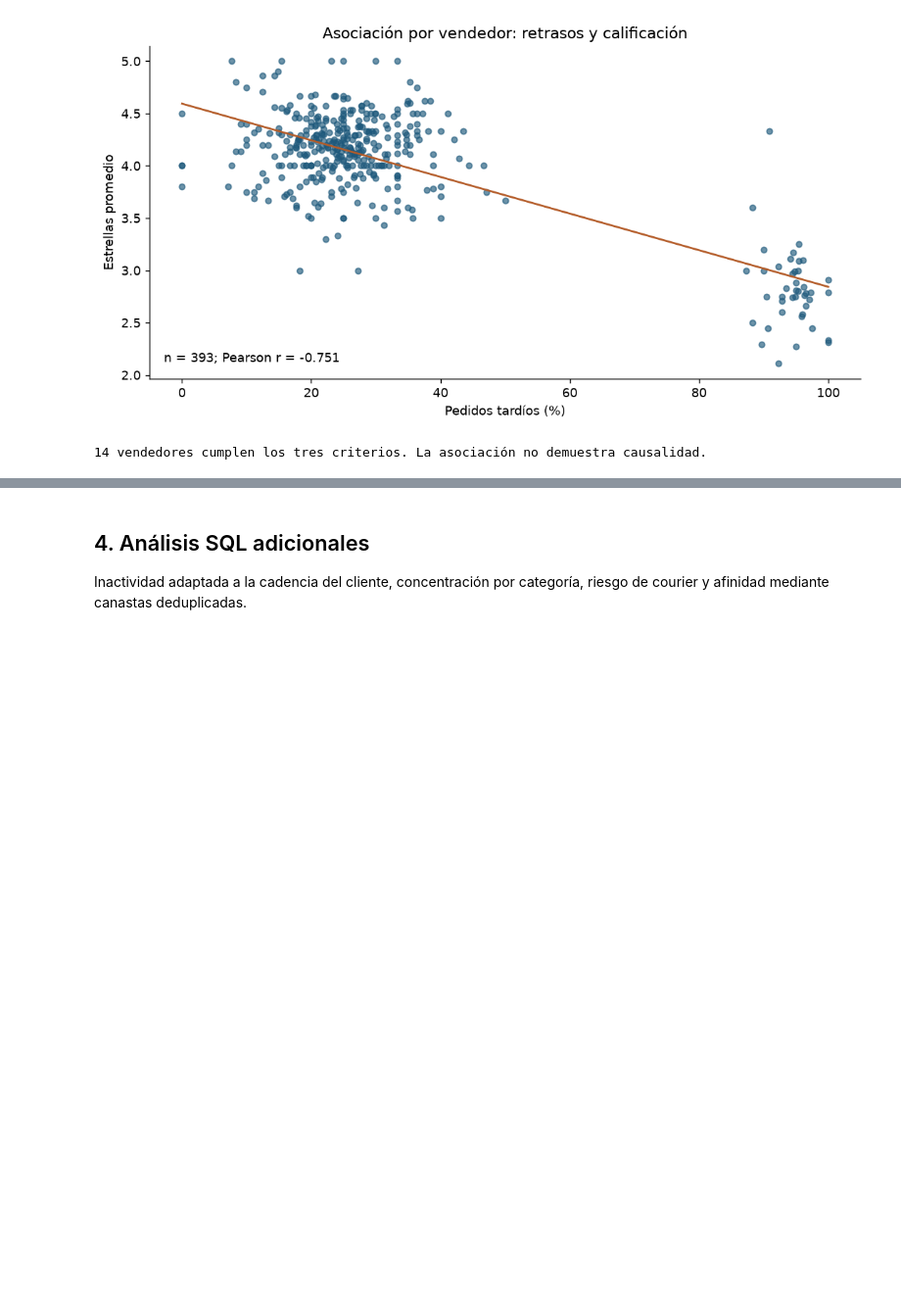
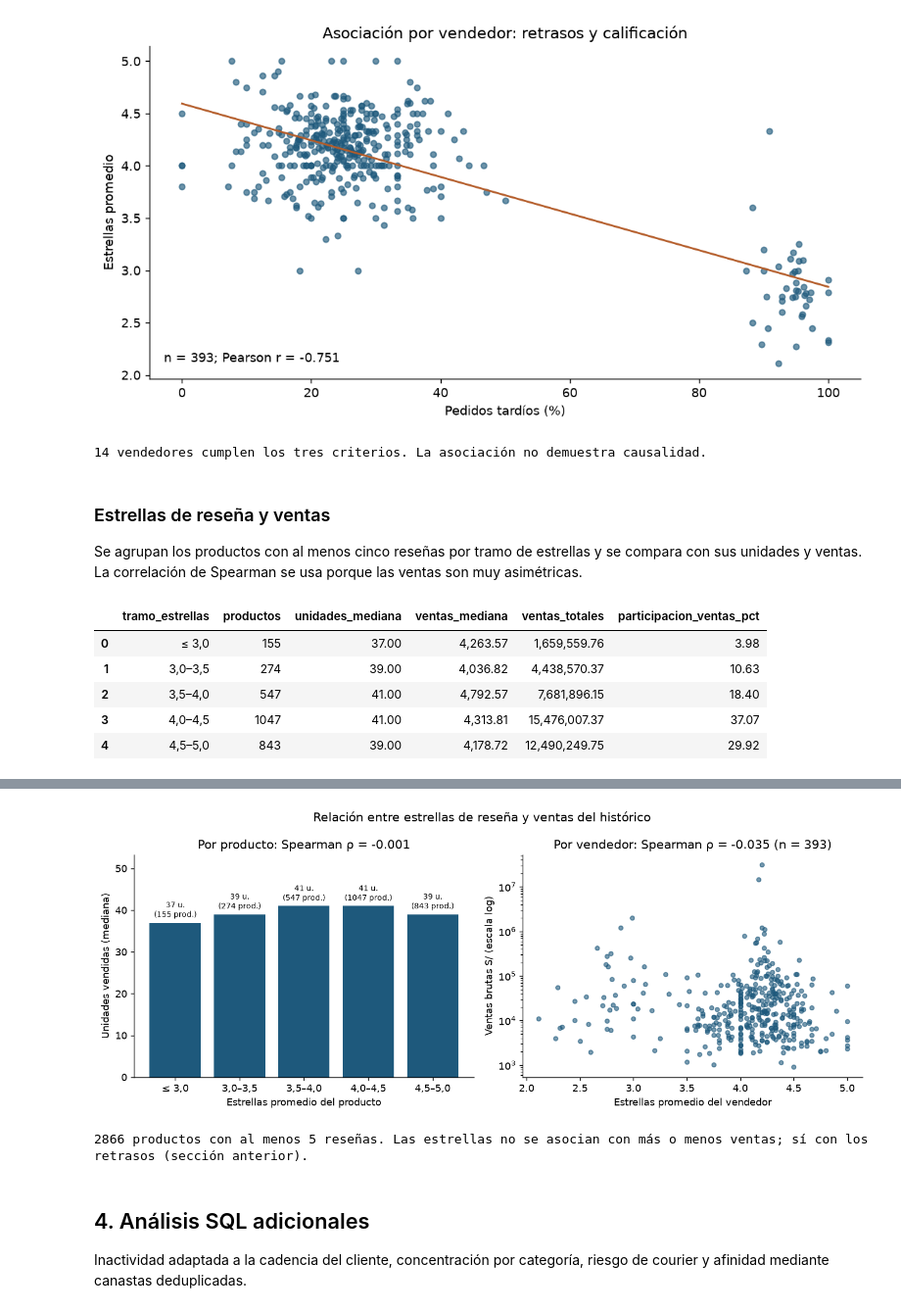
Before and after one commit to desmonteix/Tickia-PrograAvanzada, a Jupyter notebook: Proyecto_PrograAvanzada/entregables/informe/Analisis_Tickia.ipynb, the cells around one changed output, grey strips where cells are left out. Shown at 98% size. Drawn from its saved outputs; the diff is of its cells as text; code cells hidden in the pictures; blank space fills up the shorter version.

```diff
--- a/Proyecto_PrograAvanzada/entregables/informe/Analisis_Tickia.ipynb
+++ b/Proyecto_PrograAvanzada/entregables/informe/Analisis_Tickia.ipynb
@@ -350,3 +392,34 @@ print('14 vendedores cumplen los tres criterios. La asociación no demuestra cau
 # %% [output]
 [figure]
 14 vendedores cumplen los tres criterios. La asociación no demuestra causalidad.
+# %% [markdown]
+### Estrellas de reseña y ventas
+Se agrupan los productos con al menos cinco reseñas por tramo de estrellas y se compara con sus unidades y ventas. La correlación de Spearman se usa porque las ventas son muy asimétricas.
+# %%
+bands = reports['estrellas_ventas']
+relation = bundle['estrellas_ventas']
+display(bands)
+display(pd.DataFrame([relation]))
+vendors_frame = reports['vendedores']
+eligible = vendors_frame[(vendors_frame.pedidos>=10)&vendors_frame.estrellas_promedio.notna()]
+fig, axes = plt.subplots(1,2,figsize=(11,4.4))
+bars = axes[0].bar(bands.tramo_estrellas.astype(str), bands.unidades_mediana, color='#1E597C')
+axes[0].bar_label(bars, labels=[f'{u:.0f} u.\n({p} prod.)' for u,p in zip(bands.unidades_mediana,bands.productos)], padding=3, fontsize=8)
+axes[0].set(xlabel='Estrellas promedio del producto', ylabel='Unidades vendidas (mediana)',
+            title=f"Por producto: Spearman ρ = {relation['spearman_producto_estrellas_unidades']:.3f}")
+axes[0].set_ylim(0, bands.unidades_mediana.max()*1.3)
+axes[1].scatter(eligible.estrellas_promedio, eligible.ventas_brutas, s=18, alpha=.6, color='#1E597C')
+axes[1].set_yscale('log')
+axes[1].set(xlabel='Estrellas promedio del vendedor', ylabel='Ventas brutas S/ (escala log)',
+            title=f"Por vendedor: Spearman ρ = {relation['spearman_vendedor_estrellas_ventas']:.3f} (n = {relation['vendedores']})")
+fig.suptitle('Relación entre estrellas de reseña y ventas del histórico')
+fig.tight_layout(); fig.savefig(OUTPUT/'grafico_estrellas_ventas.png', bbox_inches='tight'); plt.show()
+print(f"{relation['productos']} productos con al menos {relation['minimo_resenas_producto']} reseñas. "
+      'Las estrellas no se asocian con más o menos ventas; sí con los retrasos (sección anterior).')
+# %% [output]
+|  | tramo_estrellas | productos | unidades_mediana | ventas_mediana | ventas_totales | participacion_ventas_pct |
+| 0 | ≤ 3,0 | 155 | 37.00 | 4,263.57 | 1,659,559.76 | 3.98 |
+| 1 | 3,0–3,5 | 274 | 39.00 | 4,036.82 | 4,438,570.37 | 10.63 |
+| 2 | 3,5–4,0 | 547 | 41.00 | 4,792.57 | 7,681,896.15 | 18.40 |
+| 3 | 4,0–4,5 | 1047 | 41.00 | 4,313.81 | 15,476,007.37 | 37.07 |
+| 4 | 4,5–5,0 | 843 | 39.00 | 4,178.72 | 12,490,249.75 | 29.92 |
@@ -353,3 +428,5 @@ print('14 vendedores cumplen los tres criterios. La asociación no demuestra cau
+[figure, added]
+2866 productos con al menos 5 reseñas. Las estrellas no se asocian con más o menos ventas; sí con los retrasos (sección anterior).
 # %% [markdown]
 ## 4. Análisis SQL adicionales
 Inactividad adaptada a la cadencia del cliente, concentración por categoría, riesgo de courier y afinidad mediante canastas deduplicadas.
```
Also changed, not shown: parts of 4 cells of this notebook, 8 other files.
